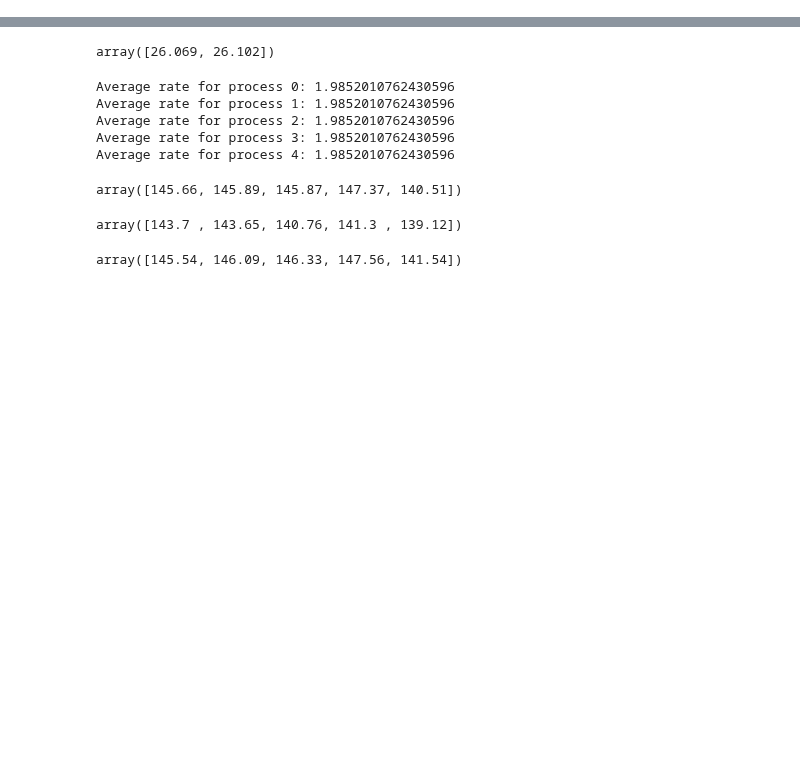
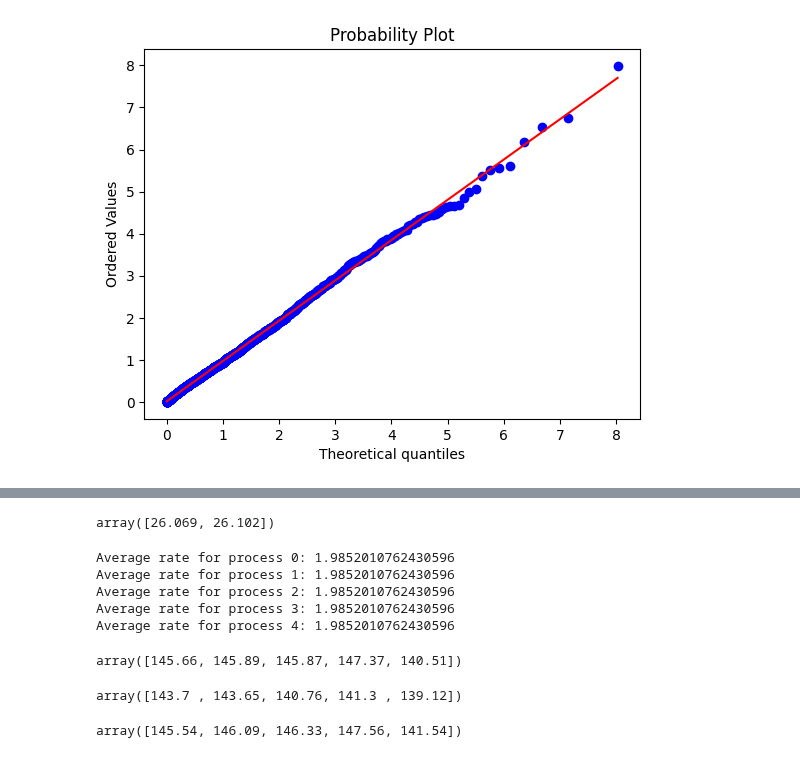
Before and after one commit to gaetanX21/hf-volatility, a Jupyter notebook: src/utils/simulate_gaetan.ipynb, the cells around one changed output, grey strips where cells are left out. Drawn from its saved outputs; the diff is of its cells as text; code cells hidden in the pictures; blank space fills up the shorter version.

```diff
--- a/src/utils/simulate_gaetan.ipynb
+++ b/src/utils/simulate_gaetan.ipynb
@@ -4,6 +4,15 @@ import matplotlib.pyplot as plt
 import numpy as np
 from scipy import stats
 import pandas as pd
+# %%
+mu, alpha, beta = 0.16, 0.024, 0.11
+hwk = HawkesProcess(mu, alpha, beta)
+T = 10000
+events = hwk.simulate(T)
+
+hwk.plot_QQ(events)
+# %% [output]
+[figure, added]
 # %%
 n_proc = 2
 mus = [0.16]*n_proc
```
Also changed, not shown: parts of 4 cells of this notebook, 2 other files.
